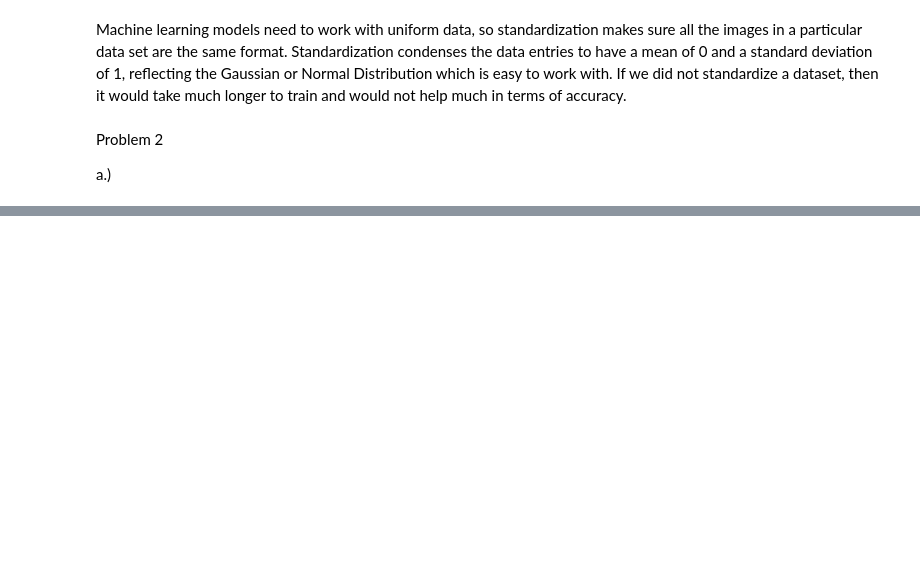
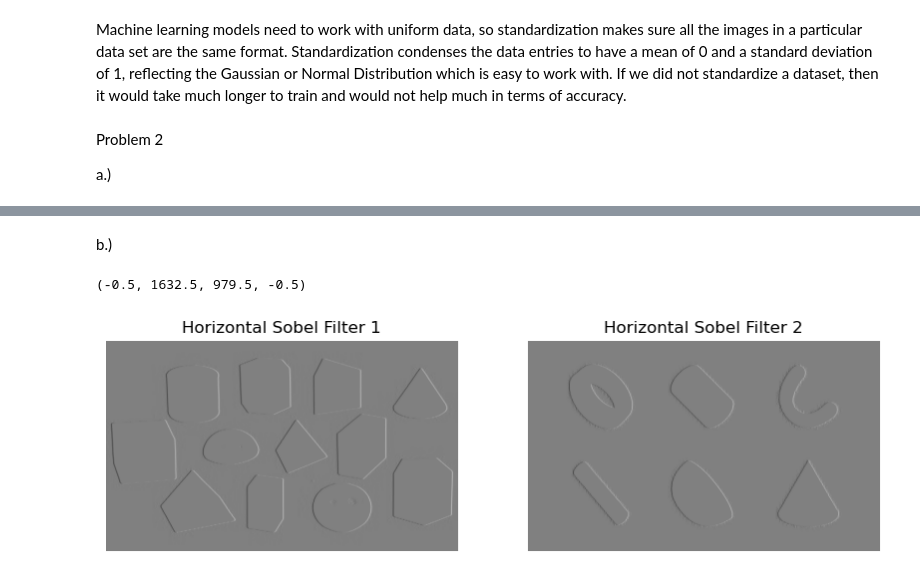
Before and after one commit to DamodarE/Fall-2023-Internship-Work, a Jupyter notebook: Preprocessing.ipynb, the cells around one changed output, grey strips where cells are left out. Cells and saved outputs as stored; diff of their text form; code cells hidden in the pictures; blank space fills up the shorter version.

```diff
--- a/Preprocessing.ipynb
+++ b/Preprocessing.ipynb
@@ -156,0 +184,20 @@ plt.axis('off')
+# %% [markdown]
+b.)
+# %%
+fig = plt.figure(figsize=(10, 10))
+
+fig.add_subplot(2, 2, 1)
+sobelx = cv2.Sobel(thresh3,cv2.CV_64F,1,0)
+plt.imshow(sobelx, cmap = 'gray')
+plt.title("Horizontal Sobel Filter 1")
+plt.axis('off')
+
+
+fig.add_subplot(2, 2, 2)
+sobelx = cv2.Sobel(thresh4,cv2.CV_64F,1,0)
+plt.imshow(sobelx, cmap = 'gray')
+plt.title("Horizontal Sobel Filter 2")
+plt.axis('off')
+# %% [output]
+(-0.5, 1632.5, 979.5, -0.5)
+[figure, added]
```
Also changed, not shown: parts of 6 cells of this notebook.
